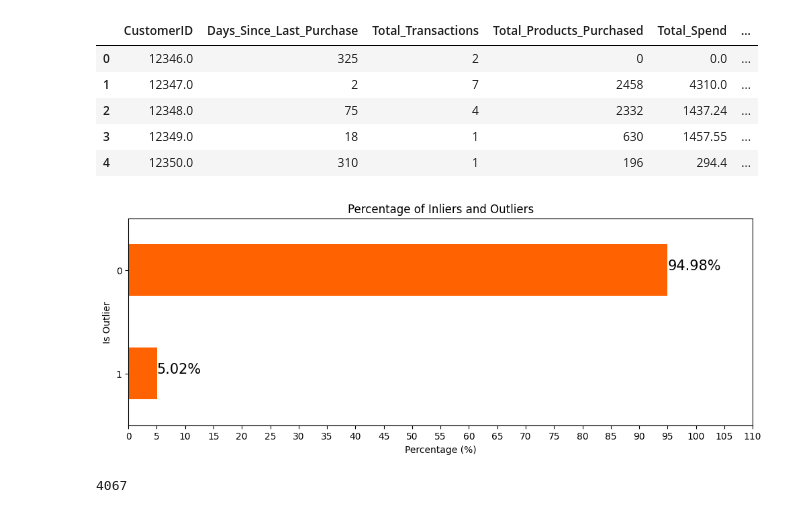
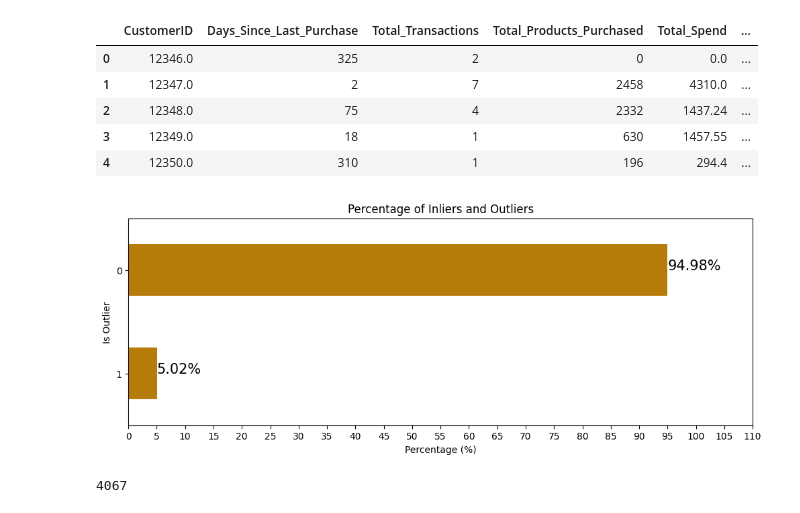
Before and after one commit to devika-santhosh/e-commerce-data-analysis, a Jupyter notebook: Code.ipynb, the cells around one changed output. Cells and saved outputs as stored; diff of their text form; code cells hidden in the pictures.

```diff
--- a/Code.ipynb
+++ b/Code.ipynb
@@ -374,3 +365,17 @@ df.reset_index(drop=True, inplace=True)
 df.shape[0]
 # %% [output]
 399573
+# %%
+df["TotalPrice"] = df["Quantity"]*df["UnitPrice"]
+
+fig = plt.figure(figsize = (20,5))
+fig.suptitle("Visualisation of outliers",size=20)
+
+axes = fig.add_subplot(1, 3, 1)
+sns.boxplot(data=df,y="UnitPrice")
+
+axes = fig.add_subplot(1, 3, 2)
+sns.boxplot(data=df,y="Quantity")
+
+axes = fig.add_subplot(1, 3, 3)
+sns.boxplot(data=df,y="TotalPrice")
@@ -705,23 +749,23 @@ customer_data.head()
 # %%
 # Calculate the percentage of inliers and outliers
 outlier_percentage = customer_data['Is_Outlier'].value_counts(normalize=True) * 100
 
 # Plotting the percentage of inliers and outliers
 plt.figure(figsize=(12, 4))
-outlier_percentage.plot(kind='barh', color='#ff6200')
+outlier_percentage.plot(kind='barh', color="#b57c0a")
 
 # Adding the percentage labels on the bars
 for index, value in enumerate(outlier_percentage):
     plt.text(value, index, f'{value:.2f}%', fontsize=15)
 
 plt.title('Percentage of Inliers and Outliers')
 plt.xticks(ticks=np.arange(0, 115, 5))
 plt.xlabel('Percentage (%)')
 plt.ylabel('Is Outlier')
 plt.gca().invert_yaxis()
 plt.show()
 # %% [output]
-[figure, old version]
+[figure, new version]
 # %%
 # Separate the outliers for analysis
 outliers_data = customer_data[customer_data['Is_Outlier'] == 1]
```
Also changed, not shown: parts of 24 cells of this notebook.
